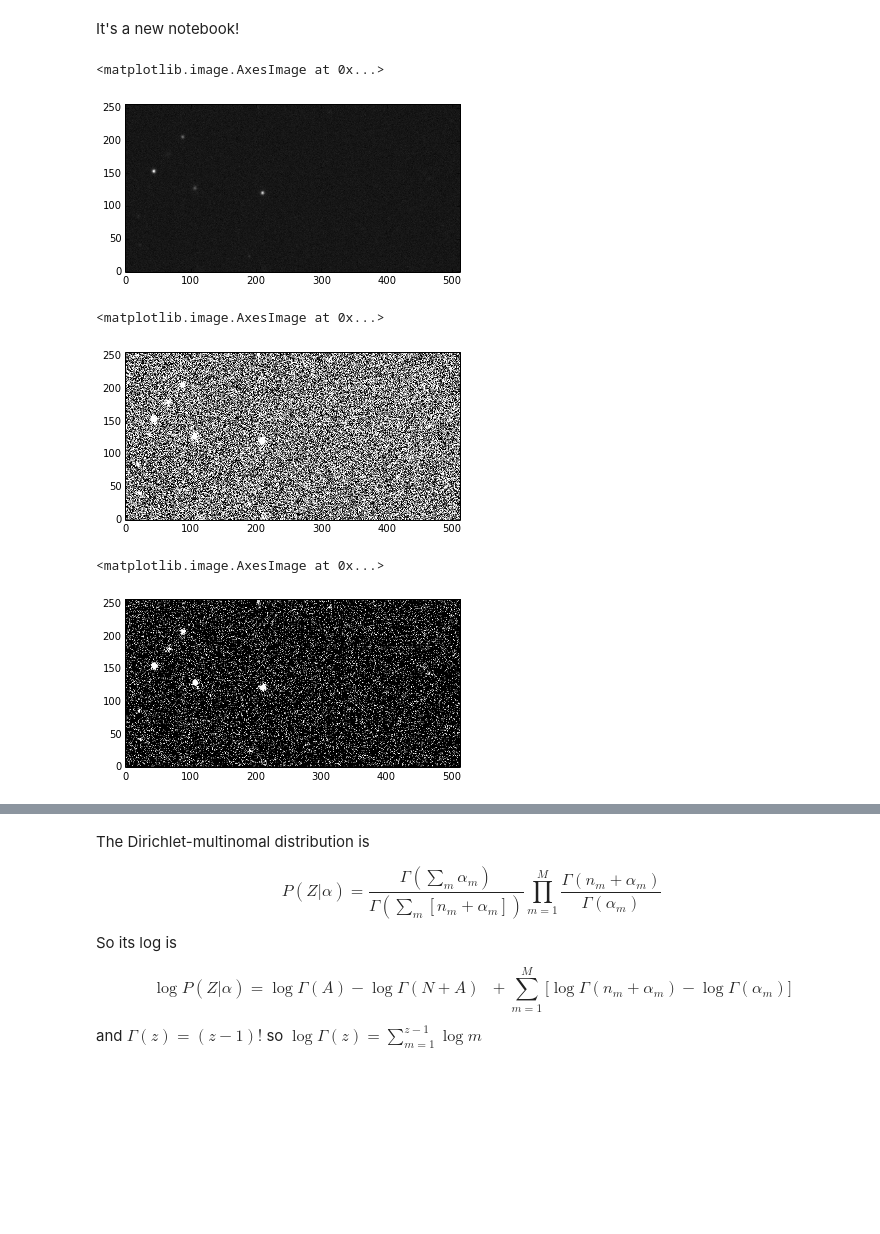
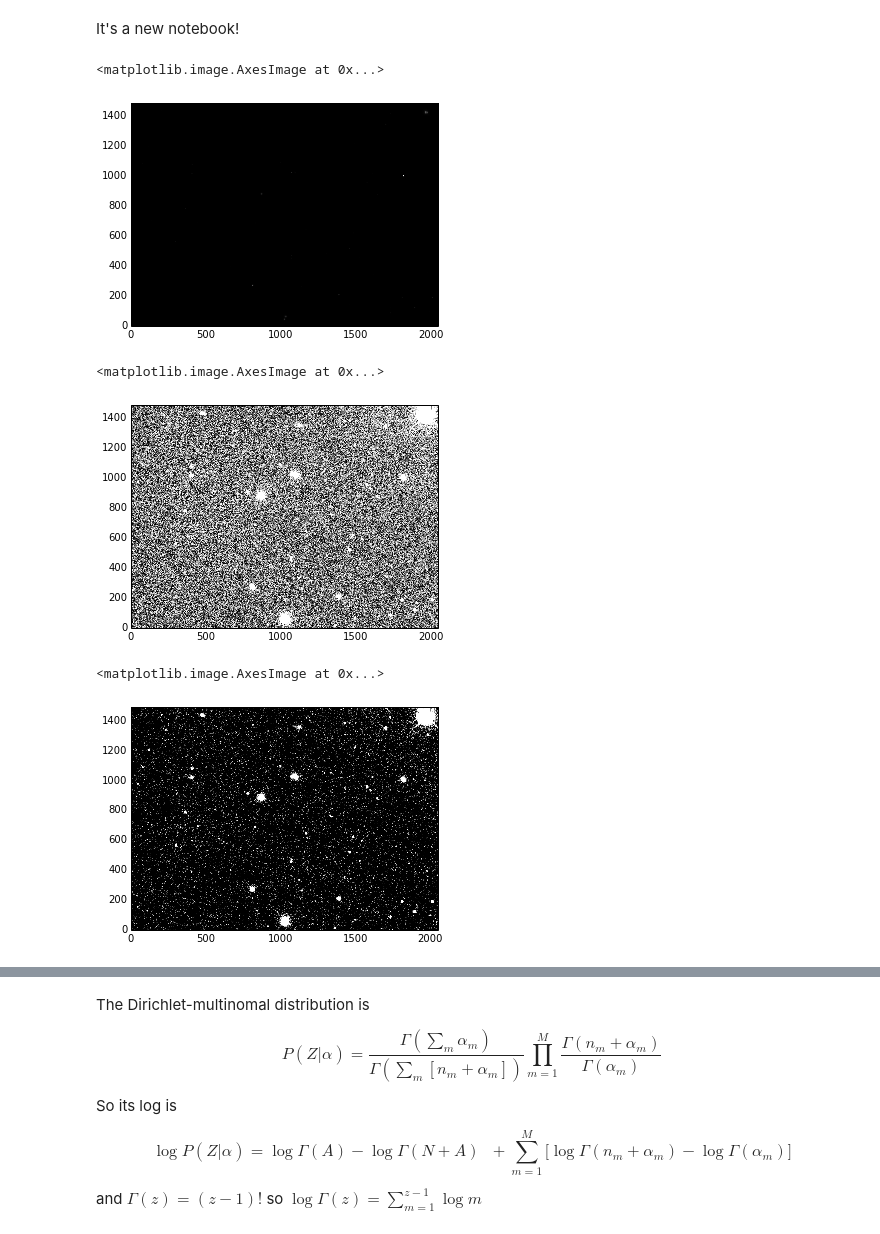
Before and after one commit to garibaldu/Oddity, a Jupyter notebook: code/squares.ipynb, the cells around one changed output, grey strips where cells are left out. Cells and saved outputs as stored; diff of their text form; code cells hidden in the pictures; blank space fills up the shorter version.

```diff
--- a/code/squares.ipynb
+++ b/code/squares.ipynb
@@ -1,28 +1,40 @@
 # %% [markdown]
 It's a new notebook!
 # %%
+import pylab as plt
+import numpy as np
 from astropy.io import fits
+
+# make real data
 hdulist = fits.open('../data/frame-r-000094-1-0131.fits.gz')
-bigimg = hdulist[0].data
-img = bigimg[:256,:512]
-gray()
-imshow(img, origin='lower')
+realimg = hdulist[0].data
+hdulist.close()
+
+# make fake data
+fakeimg = np.random.normal(size=realimg.shape)
+ny, nx = fakeimg.shape
+ygrid, xgrid = mgrid[:ny, :nx]
+fakeimg += 0.0 * xgrid / nx
+
+img = realimg # we decide which data we're working with.
+plt.gray()
+plt.imshow(img, origin='lower')
 # %% [output]
 <matplotlib.image.AxesImage at 0x...>
-[figure, old version]
+[figure, new version]
 # %%
-M = 8 # number of histogram bins
+M = 16 # number of histogram bins
 def intensity_to_m(img, M):
     ny, nx = img.shape
     N = ny*nx
     mimgvec = np.zeros(N,dtype=int)
-    mimgvec[argsort(img.reshape(N))] = np.floor((float(M) / float(N)) * np.arange(N)).astype(int)
+    mimgvec[np.argsort(img.reshape(N))] = np.floor((float(M) / float(N)) * np.arange(N)).astype(int)
     return mimgvec.reshape((ny, nx))
 
-imshow(intensity_to_m(img, M), interpolation='nearest', origin='lower')
+plt.imshow(intensity_to_m(img, M), interpolation='nearest', origin='lower')
 # %% [output]
 <matplotlib.image.AxesImage at 0x...>
-[figure, old version]
+[figure, new version]
 # %%
 def intensity_to_boolean_block(img, M):
     mimg = intensity_to_m(img, M)
@@ -33,10 +45,10 @@ def intensity_to_boolean_block(img, M):
         bb[m, 1:, 1:] = (mimg == m)
     return bb
 
-imshow(intensity_to_boolean_block(img, M)[-1], origin='lower')
+plt.imshow(intensity_to_boolean_block(img, M)[-1], origin='lower')
 # %% [output]
 <matplotlib.image.AxesImage at 0x...>
-[figure, old version]
+[figure, new version]
 # %%
 def intensity_to_cumulated_block(img, M):
     return np.cumsum(np.cumsum(intensity_to_boolean_block(img, M), axis=2), axis=1)
```
Also changed, not shown: parts of 11 cells of this notebook.
